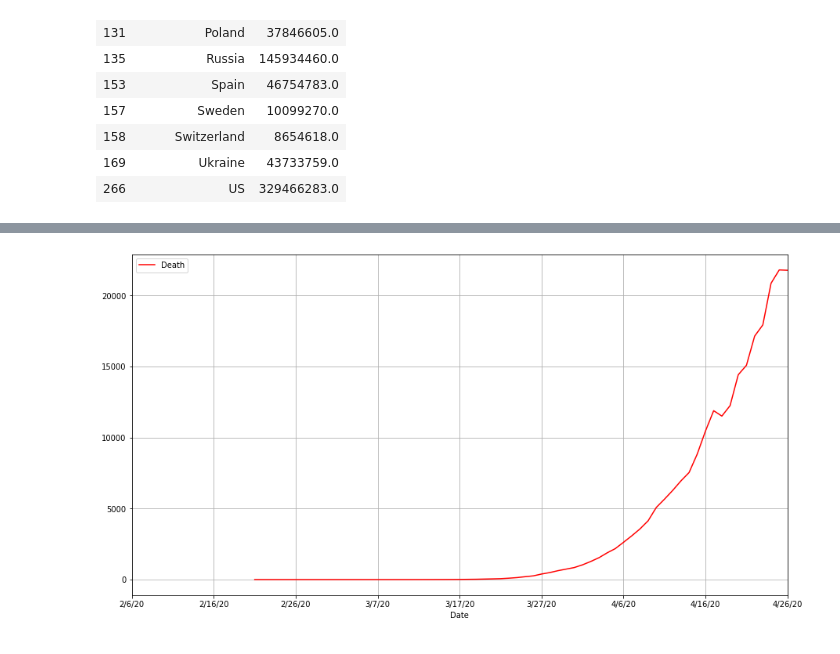
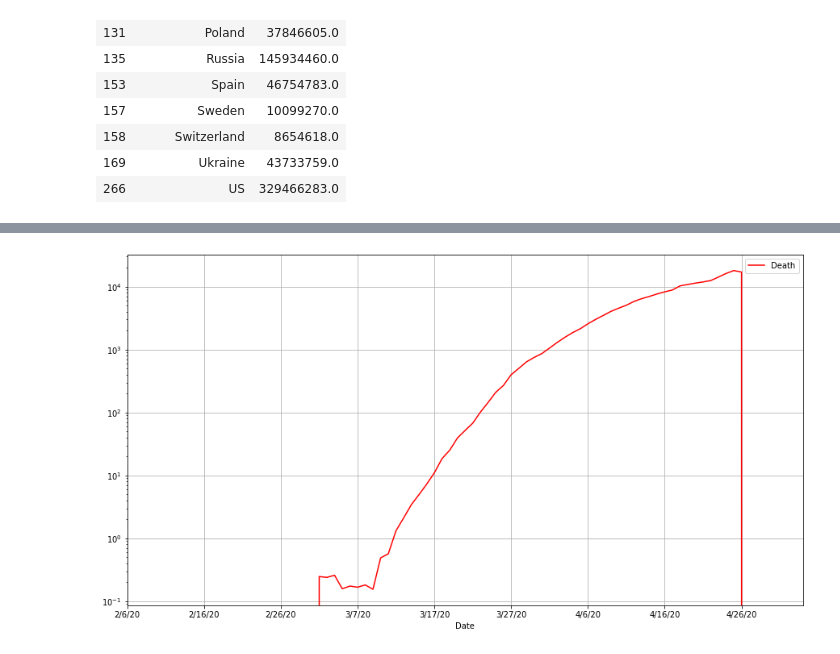
Before and after one commit to Dmitry1973/ML_for_business, a Jupyter notebook: covid.ipynb, the cells around one changed output, grey strips where cells are left out. Drawn from its saved outputs; the diff is of its cells as text; code cells hidden in the pictures.

```diff
--- a/covid.ipynb
+++ b/covid.ipynb
@@ -407,7 +410,7 @@ date_= pd.Series(df_1.iloc[0].index)
 # %%
 d = pd.DataFrame({'Date' : date_, 'Death': pred_death_rus}, )
 d['Death'] = d['Death'].shift(15)
 d.set_index('Date', inplace=True)
-d.plot(c='r',figsize=(15, 8)).grid()
+d.plot(c='r',figsize=(15, 8), logy=True).grid()
 # %% [output]
-[figure, old version]
+[figure, new version]
```
Also changed, not shown: parts of 15 cells of this notebook.
